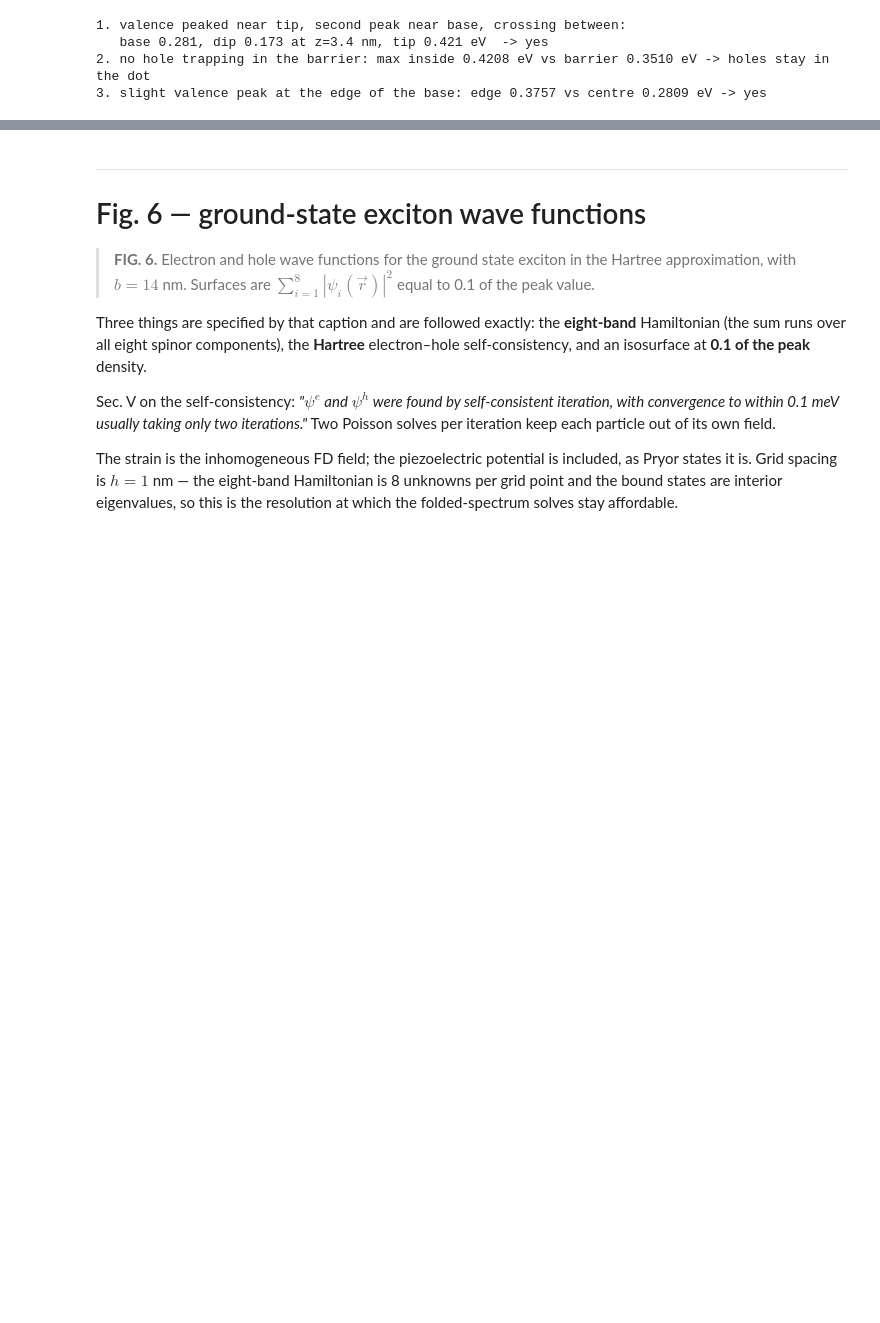
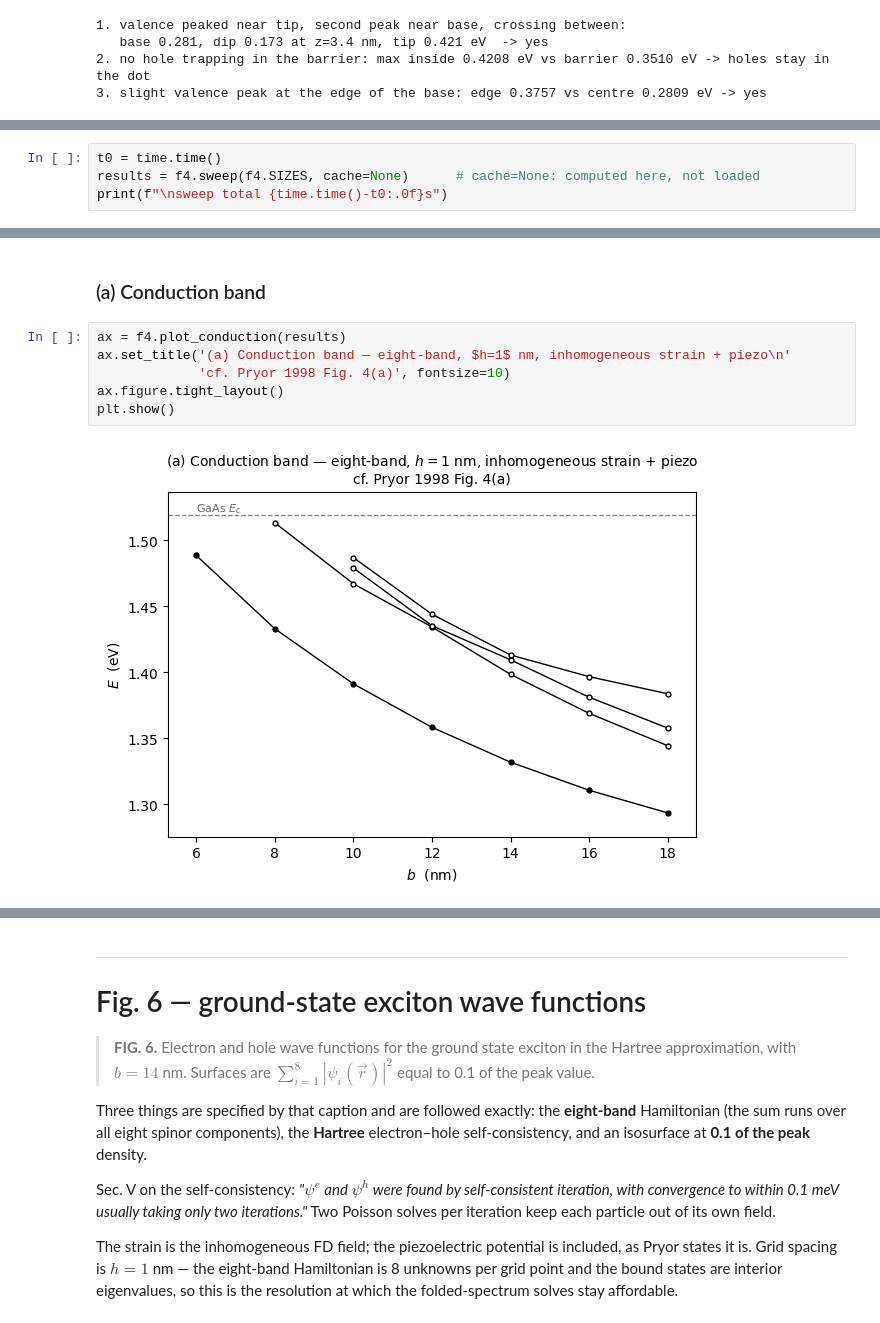
Before and after one commit to mollyrmcdonough/qd3Dsolver, a Jupyter notebook: pryor_inhomogeneous.ipynb, the cells around one changed output, grey strips where cells are left out. Cells and saved outputs as stored; diff of their text form; blank space fills up the shorter version.

```diff
--- a/pryor_inhomogeneous.ipynb
+++ b/pryor_inhomogeneous.ipynb
@@ -286,0 +368,4 @@ print(f"3. slight valence peak at the edge of the base: edge {vb[inb[0]]:.4f} vs
+# %%
+t0 = time.time()
+results = f4.sweep(f4.SIZES, cache=None)      # cache=None: computed here, not loaded
+print(f"\nsweep total {time.time()-t0:.0f}s")
@@ -286,0 +410,10 @@ print(f"3. slight valence peak at the edge of the base: edge {vb[inb[0]]:.4f} vs
+# %% [markdown]
+### (a) Conduction band
+# %%
+ax = f4.plot_conduction(results)
+ax.set_title('(a) Conduction band — eight-band, $h=1$ nm, inhomogeneous strain + piezo\n'
+             'cf. Pryor 1998 Fig. 4(a)', fontsize=10)
+ax.figure.tight_layout()
+plt.show()
+# %% [output]
+[figure, added]
```
Also changed, not shown: parts of 16 cells of this notebook, 10 other files.
